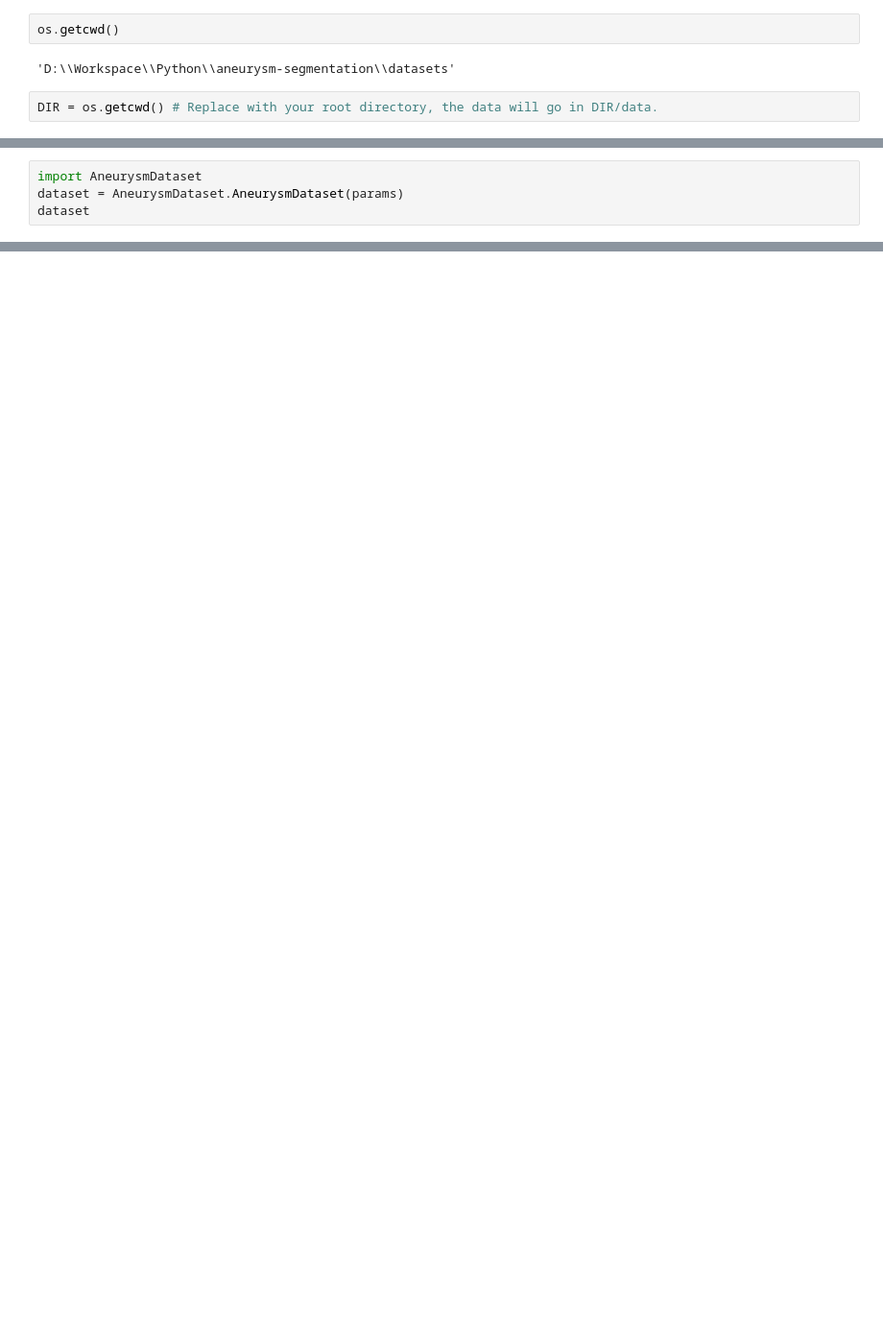
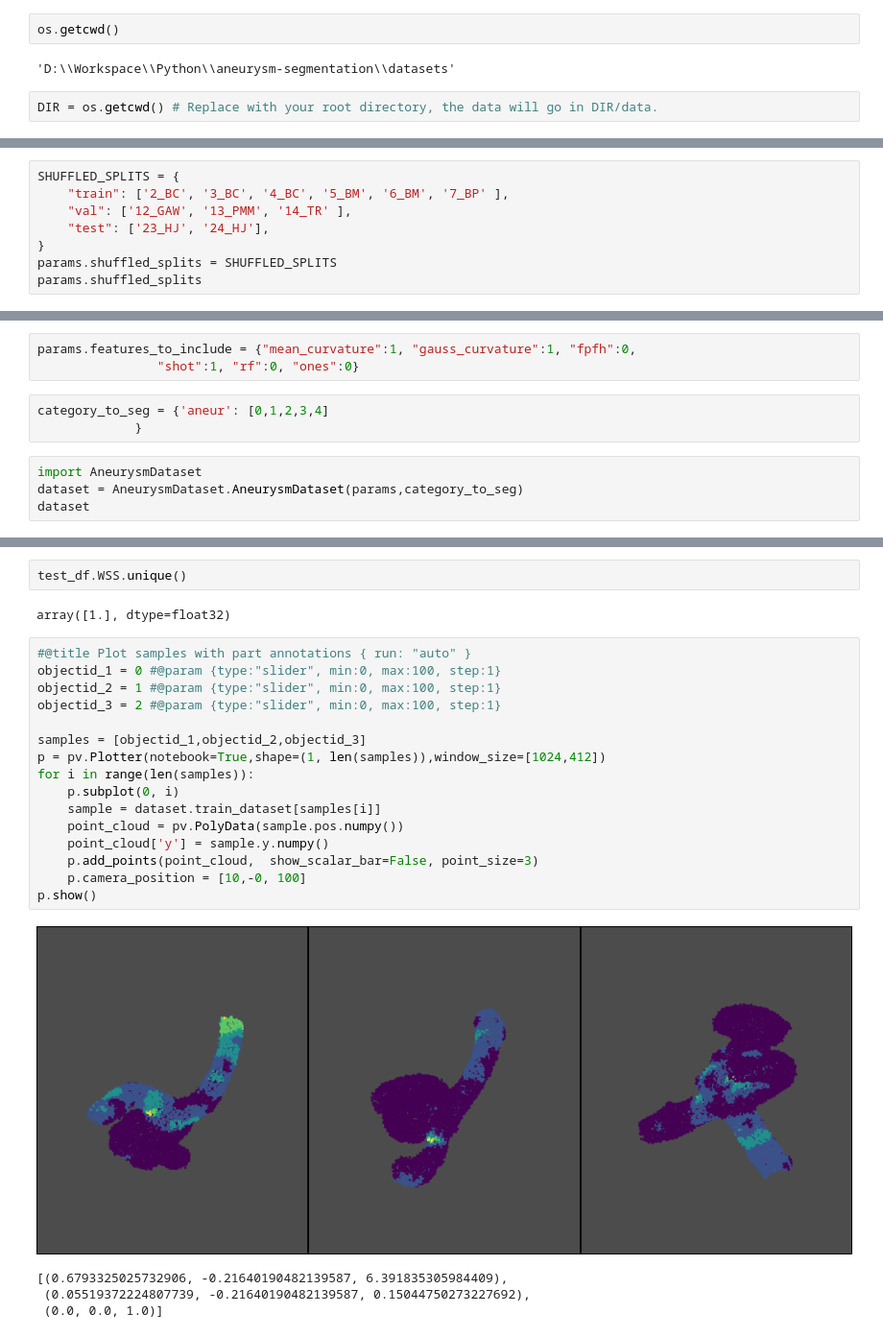
Before and after one commit to abhimandal/AneurysmSegmentation, a Jupyter notebook: datasets/Dataset tester.ipynb, the cells around one changed output, grey strips where cells are left out. Shown at 96% size. Saved outputs shown, nothing was run; the diff lists cells and outputs as text; blank space fills up the shorter version.

Commit message:
Training nb

```diff
--- a/datasets/Dataset tester.ipynb
+++ b/datasets/Dataset tester.ipynb
@@ -124,0 +129,8 @@ params.raw_file_identifiers
+# %%
+SHUFFLED_SPLITS = {
+    "train": ['2_BC', '3_BC', '4_BC', '5_BM', '6_BM', '7_BP' ],
+    "val": ['12_GAW', '13_PMM', '14_TR' ],
+    "test": ['23_HJ', '24_HJ'],
+}
+params.shuffled_splits = SHUFFLED_SPLITS
+params.shuffled_splits
@@ -125,6 +139,12 @@ params.raw_file_identifiers
+# %%
+params.features_to_include = {"mean_curvature":1, "gauss_curvature":1, "fpfh":0,
+                "shot":1, "rf":0, "ones":0}
+# %%
+category_to_seg = {'aneur': [0,1,2,3,4]
+             }
 # %%
 import AneurysmDataset
-dataset = AneurysmDataset.AneurysmDataset(params)
+dataset = AneurysmDataset.AneurysmDataset(params,category_to_seg)
 dataset
 # %% [output]
 Processing...
@@ -154,0 +324,25 @@ Batch size = None
+# %%
+test_df.WSS.unique()
+# %% [output]
+array([1.], dtype=float32)
+# %%
+#@title Plot samples with part annotations { run: "auto" }
+objectid_1 = 0 #@param {type:"slider", min:0, max:100, step:1}
+objectid_2 = 1 #@param {type:"slider", min:0, max:100, step:1}
+objectid_3 = 2 #@param {type:"slider", min:0, max:100, step:1}
+
+samples = [objectid_1,objectid_2,objectid_3]
+p = pv.Plotter(notebook=True,shape=(1, len(samples)),window_size=[1024,412])
+for i in range(len(samples)):
+    p.subplot(0, i)
+    sample = dataset.train_dataset[samples[i]]
+    point_cloud = pv.PolyData(sample.pos.numpy())
+    point_cloud['y'] = sample.y.numpy()
+    p.add_points(point_cloud,  show_scalar_bar=False, point_size=3)
+    p.camera_position = [10,-0, 100]
+p.show()
+# %% [output]
+[figure, added]
+[(0.6793325025732906, -0.21640190482139587, 6.391835305984409),
+ (0.05519372224807739, -0.21640190482139587, 0.15044750273227692),
+ (0.0, 0.0, 1.0)]
```
Also changed, not shown: parts of 53 cells of this notebook.
